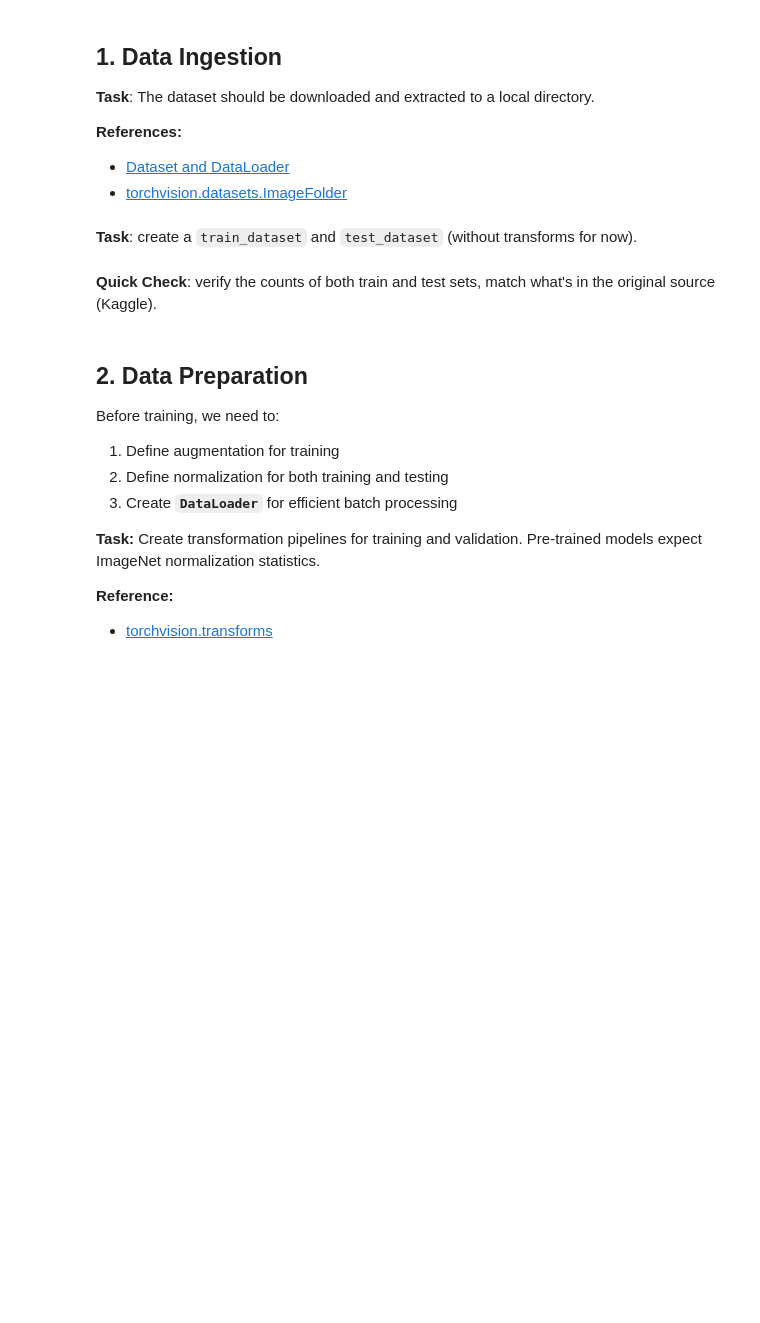
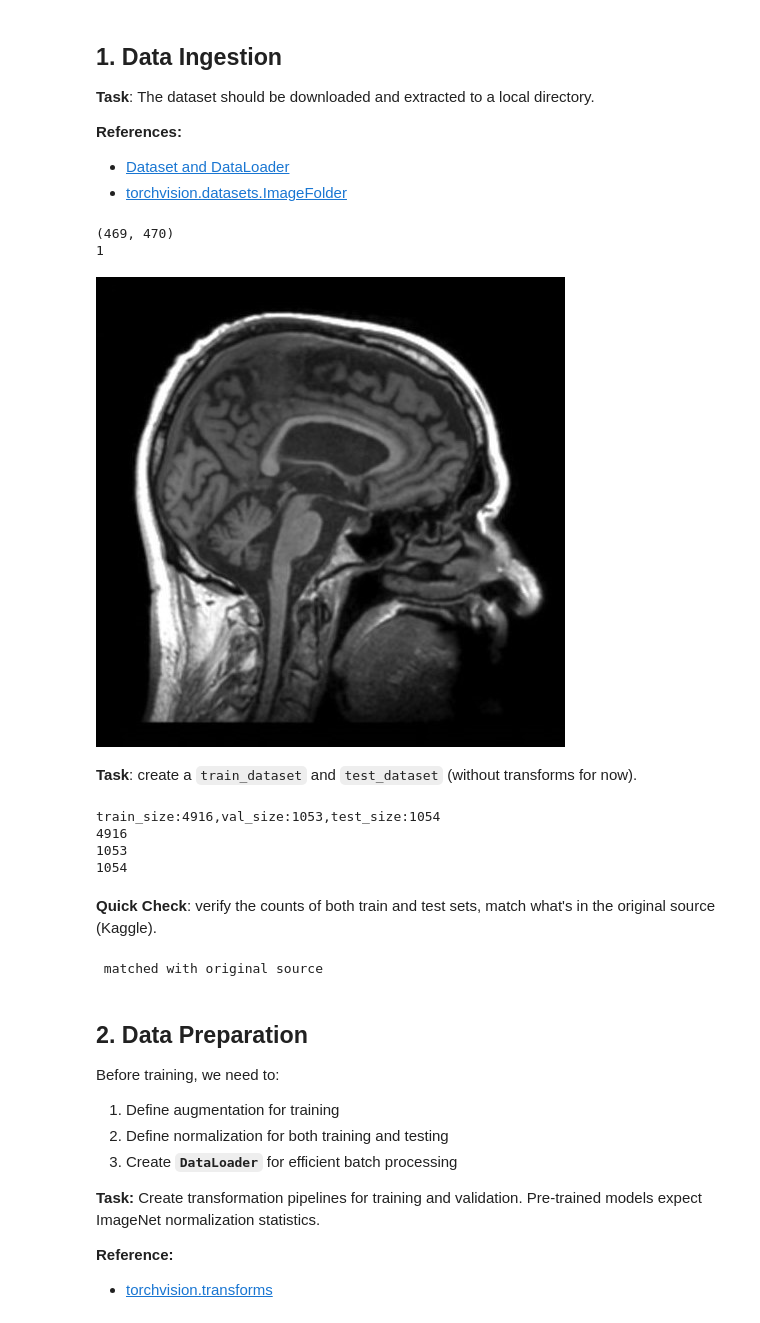
Before and after one commit to Mohammed-Balkhair-hub/Week-4_DL, a Jupyter notebook: C1_M5_TransferLearning/C1_M5_Assignment_transferlearning.ipynb, the cells around one changed output. Drawn from its saved outputs; the diff is of its cells as text; code cells hidden in the pictures; blank space fills up the shorter version.

```diff
--- a/C1_M5_TransferLearning/C1_M5_Assignment_transferlearning.ipynb
+++ b/C1_M5_TransferLearning/C1_M5_Assignment_transferlearning.ipynb
@@ -76,0 +84,8 @@ print(f"Using device: {device}")
+# %%
+import kagglehub
+
+# Download latest version
+path = kagglehub.dataset_download("miadul/brain-tumor-mri-dataset")
+
+print("Path to dataset files:", path)
+print(os.listdir(path))
@@ -76,0 +96,9 @@ print(f"Using device: {device}")
+# %%
+import glob
+classes_path=path+"/brain_tumor_dataset"
+print(os.listdir(classes_path))
+for cls in os.listdir(classes_path):
+  print(cls)
+  for img_path in glob.glob(classes_path+"/"+cls+"/*.jpg")[:5]:
+    print(img_path)
+class_map={"pituitary":0,"healthy":1,"meningioma":2,"glioma":3}
@@ -86,14 +132,48 @@ print(f"Using device: {device}")
 - [torchvision.datasets.ImageFolder](https://pytorch.org/vision/stable/generated/torchvision.datasets.ImageFolder.html)
 # %%
 # YOUR CODE HERE
+from torchvision.datasets import ImageFolder
+
+dataset=ImageFolder(classes_path)
+# %%
+image,label=dataset[3000]
+print(image.size)
+print(label)
+image
+# %% [output]
+(469, 470)
+1
+[figure, added]
 # %% [markdown]
 **Task**: create a `train_dataset` and `test_dataset` (without transforms for now).
 # %%
 # YOUR CODE HERE
+from torch.utils.data import random_split
+total_size=len(dataset)
+train_size=int(0.7*total_size)
+val_size=int(0.15*total_size)
+test_size = total_size - train_size - val_size
+
+print(f"train_size:{train_size},val_size:{val_size},test_size:{test_size}")
+train_dataset, val_dataset, test_dataset=random_split(dataset,[train_size,val_size,test_size])
+print(len(train_dataset))
+print(len(val_dataset))
+print(len(test_dataset))
+# %% [output]
+train_size:4916,val_size:1053,test_size:1054
+4916
+1053
+1054
 # %% [markdown]
 **Quick Check**: verify the counts of both train and test sets, match what's in the original source (Kaggle).
 # %%
 # YOUR CODE HERE
+if len(train_dataset)+len(val_dataset)+len(test_dataset)==7023:
+  print(" matched with original source")
+else:
+  print("incorrect length")
+# %% [output]
+ matched with original source
 # %% [markdown]
 <a name='2'></a>
 ## 2. Data Preparation
```
Also changed, not shown: parts of 38 cells of this notebook, 2 other files.
